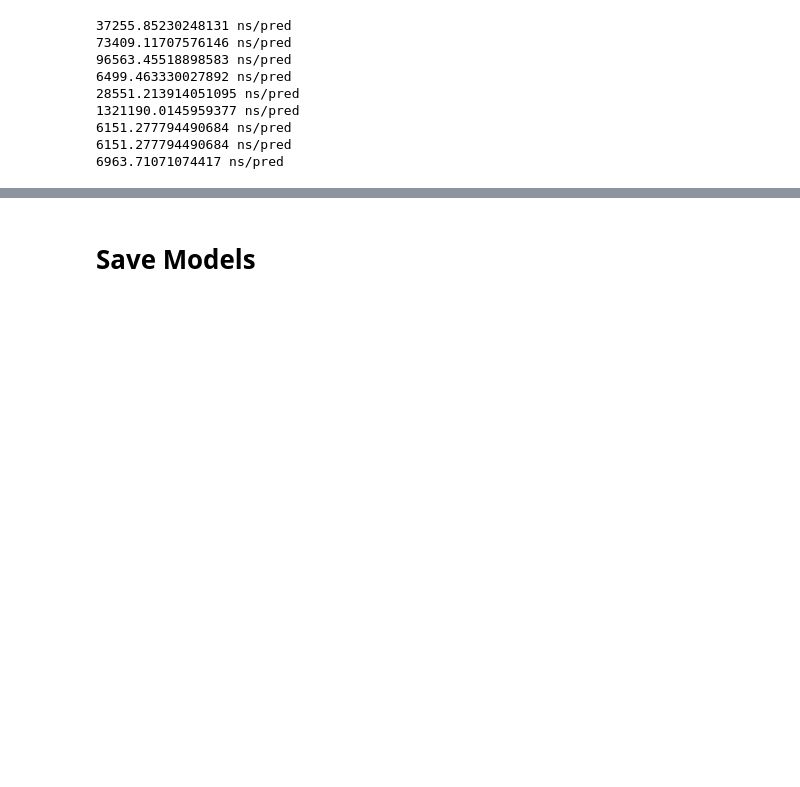
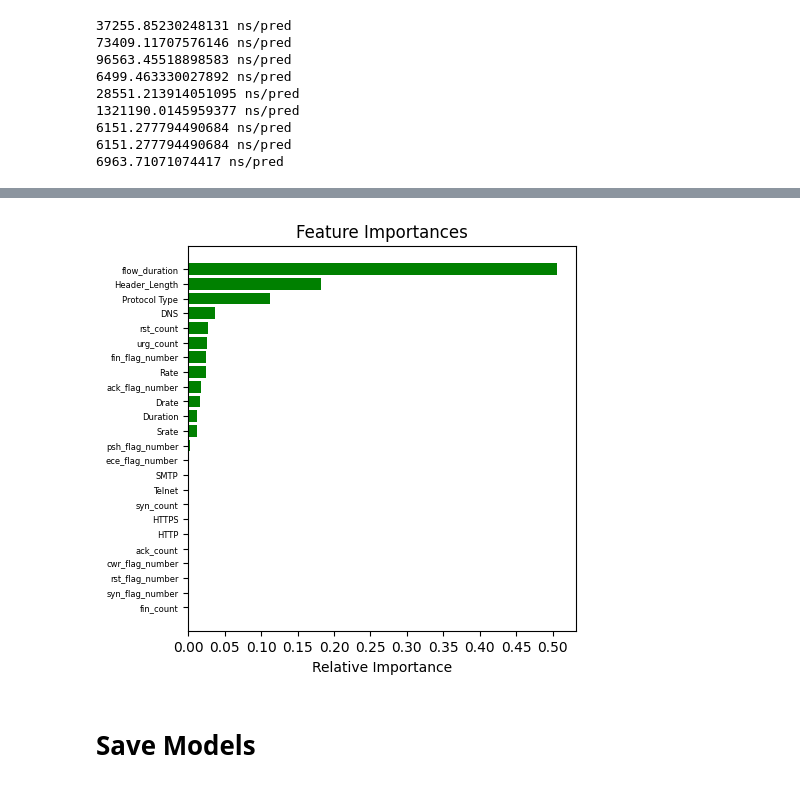
Before and after one commit to artiV4/Network-Attack-Detection, a Jupyter notebook: networkAttackClassification.ipynb, the cells around one changed output, grey strips where cells are left out. Drawn from its saved outputs; the diff is of its cells as text; code cells hidden in the pictures; blank space fills up the shorter version.

```diff
--- a/networkAttackClassification.ipynb
+++ b/networkAttackClassification.ipynb
@@ -794,3 +978,19 @@ print(sum_datapoints)
+# %%
+rf = joblib.load('SavedModels/PerPacket/RF1.pkl')
+importances = rf.feature_importances_
+indices = np.argsort(importances)
+features = X_columns
+plt.figure(figsize=(5,5))
+plt.title('Feature Importances')
+plt.barh(range(len(indices)), importances[indices], color='g', align='center')
+plt.yticks(fontsize=6)
+plt.yticks(range(len(indices)), [features[i] for i in indices])
+plt.xticks(np.arange(min(importances), max(importances)+0.01, 0.05))
+plt.xlabel('Relative Importance')
+plt.savefig(fname='outputs/PerPacketRFFeatureImportance.png')
+plt.show()
+# %% [output]
+[figure, added]
 # %%
 # from sklearn.model_selection import GridSearchCV
 # param_grid = {
```
Also changed, not shown: parts of 3 cells of this notebook, 7 other files.
